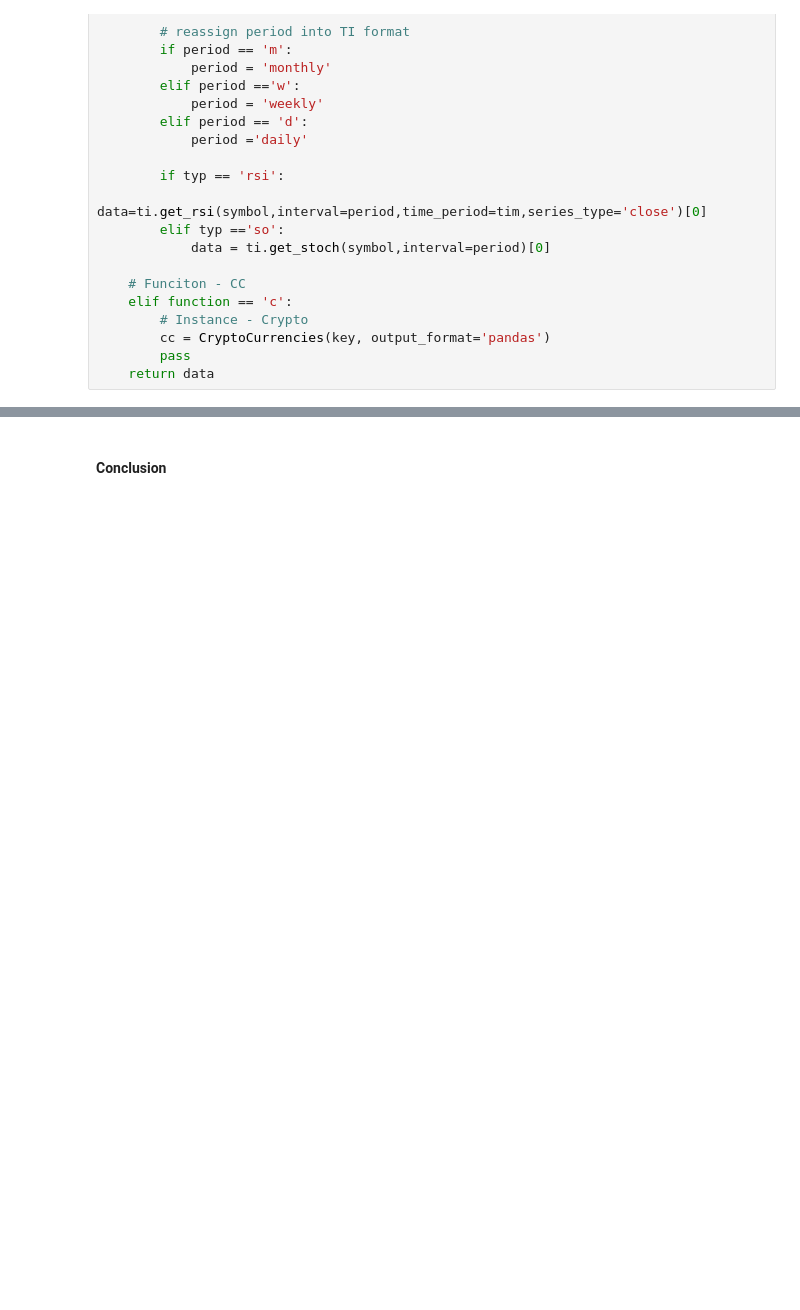
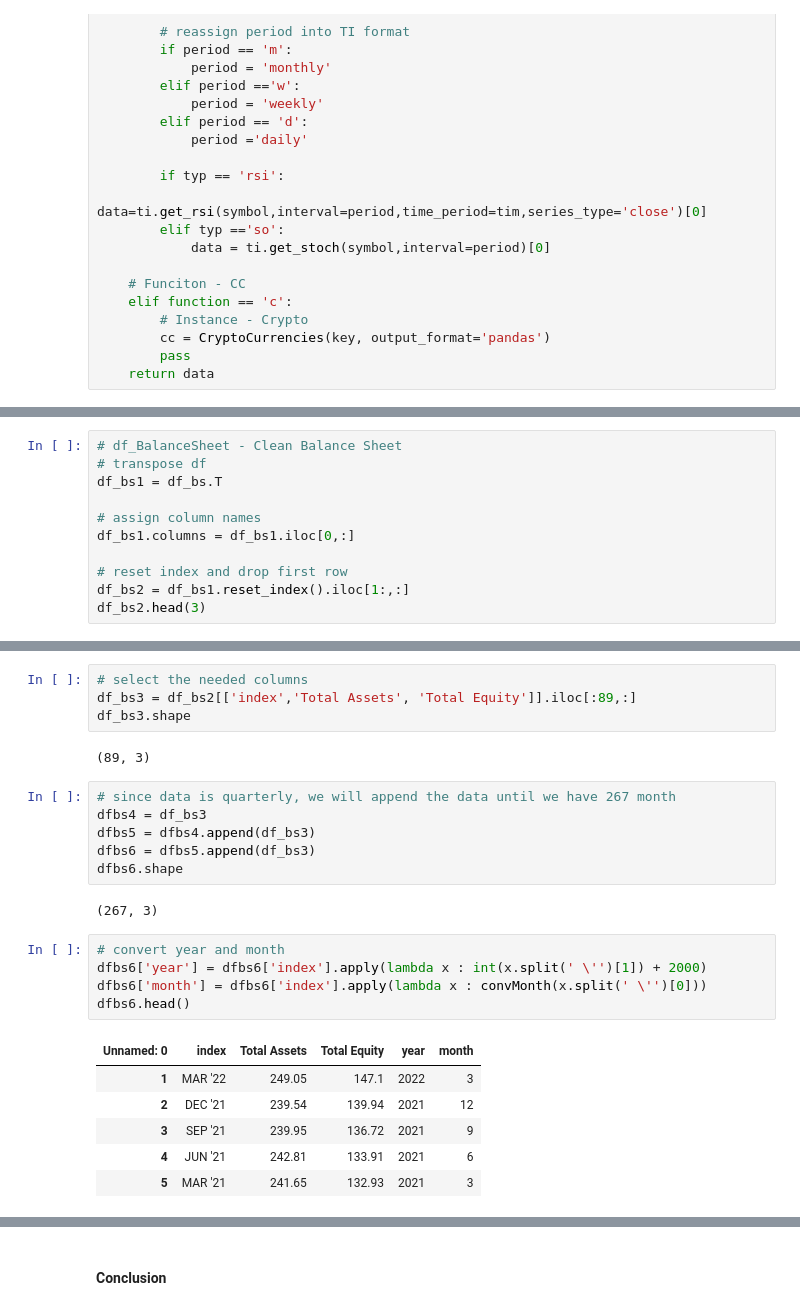
Before and after one commit to StockJanitor/Project43_DataTextMining, a Jupyter notebook: textMiningEV.ipynb, the cells around one changed output, grey strips where cells are left out. Drawn from its saved outputs; the diff is of its cells as text; blank space fills up the shorter version.

```diff
--- a/textMiningEV.ipynb
+++ b/textMiningEV.ipynb
@@ -155,0 +221,11 @@ info.head()
+# %%
+# df_BalanceSheet - Clean Balance Sheet
+# transpose df
+df_bs1 = df_bs.T
+
+# assign column names
+df_bs1.columns = df_bs1.iloc[0,:]
+
+# reset index and drop first row
+df_bs2 = df_bs1.reset_index().iloc[1:,:]
+df_bs2.head(3)
@@ -155,0 +253,26 @@ info.head()
+# %%
+# select the needed columns
+df_bs3 = df_bs2[['index','Total Assets', 'Total Equity']].iloc[:89,:]
+df_bs3.shape
+# %% [output]
+(89, 3)
+# %%
+# since data is quarterly, we will append the data until we have 267 month
+dfbs4 = df_bs3
+dfbs5 = dfbs4.append(df_bs3)
+dfbs6 = dfbs5.append(df_bs3)
+dfbs6.shape
+# %% [output]
+(267, 3)
+# %%
+# convert year and month
+dfbs6['year'] = dfbs6['index'].apply(lambda x : int(x.split(' \'')[1]) + 2000)
+dfbs6['month'] = dfbs6['index'].apply(lambda x : convMonth(x.split(' \'')[0]))
+dfbs6.head()
+# %% [output]
+| Unnamed: 0 | index | Total Assets | Total Equity | year | month |
+| 1 | MAR '22 | 249.05 | 147.1 | 2022 | 3 |
+| 2 | DEC '21 | 239.54 | 139.94 | 2021 | 12 |
+| 3 | SEP '21 | 239.95 | 136.72 | 2021 | 9 |
+| 4 | JUN '21 | 242.81 | 133.91 | 2021 | 6 |
+| 5 | MAR '21 | 241.65 | 132.93 | 2021 | 3 |
```
Also changed, not shown: parts of 33 cells of this notebook, 10 other files.
